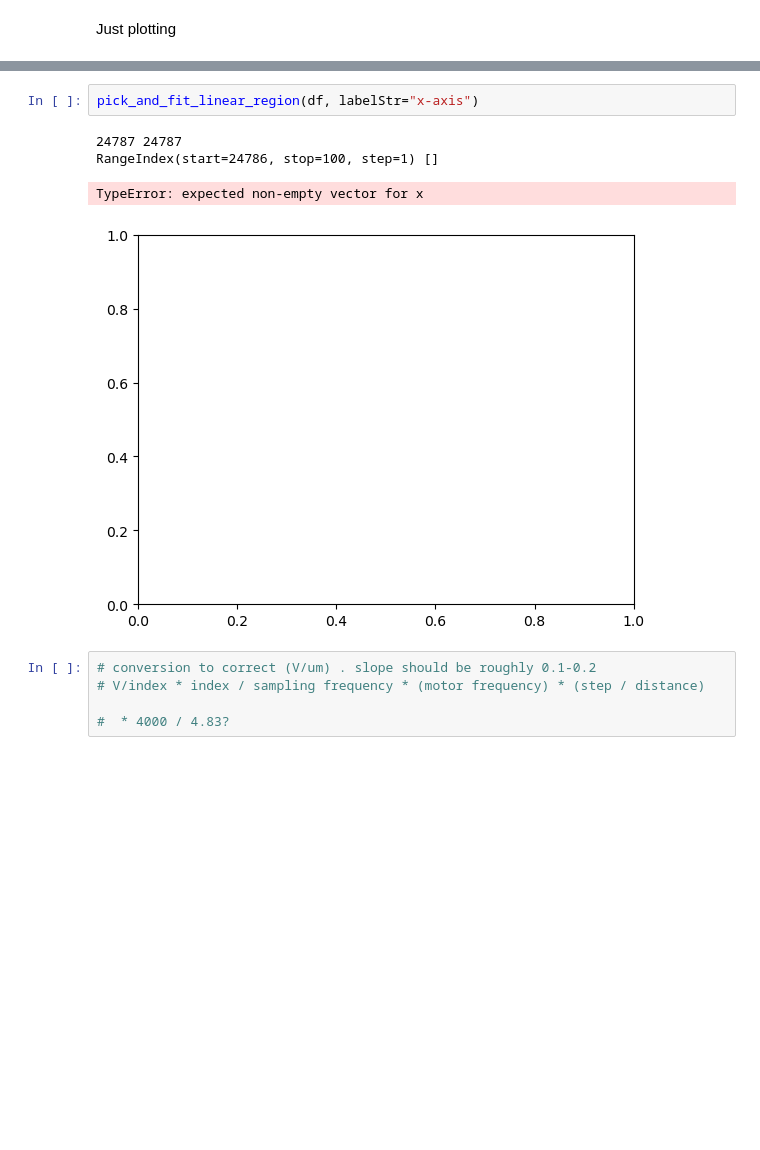
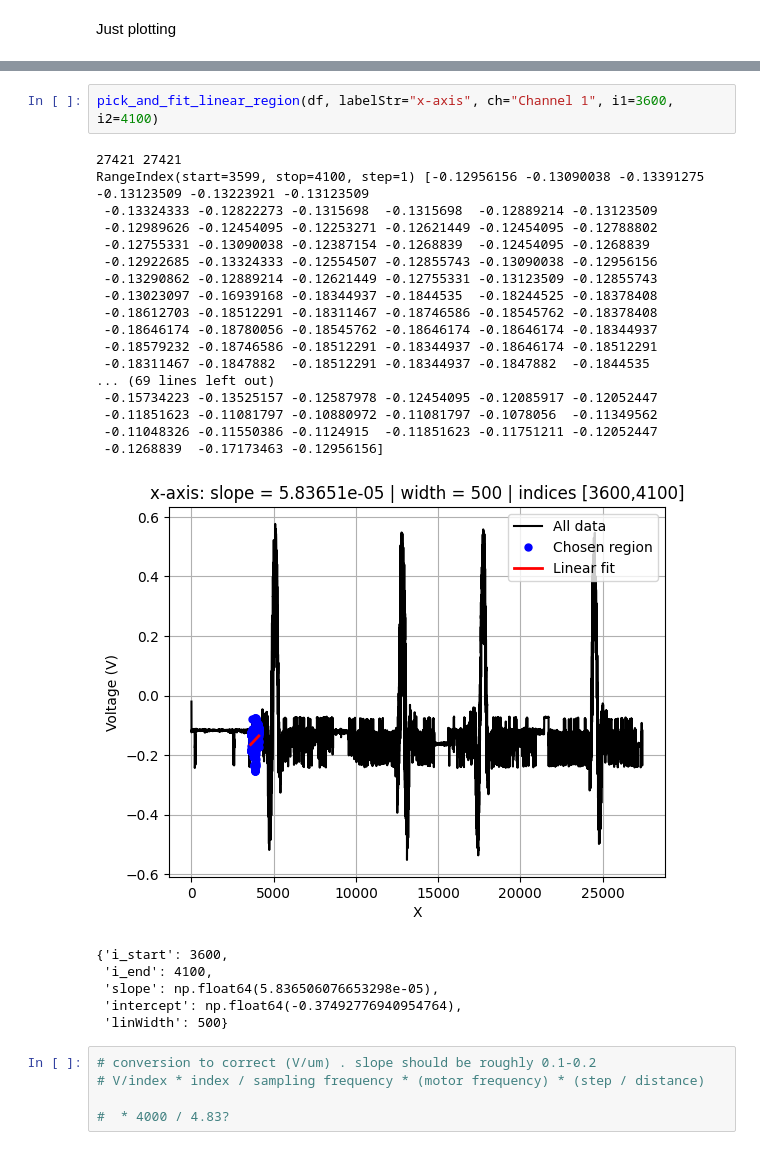
Before and after one commit to curtisjhu/otz, a Jupyter notebook: main.ipynb, the cells around one changed output, grey strips where cells are left out. Drawn from its saved outputs; the diff is of its cells as text; blank space fills up the shorter version.

```diff
--- a/main.ipynb
+++ b/main.ipynb
@@ -97,10 +239,29 @@ def pick_and_fit_linear_region(df=None,labelStr='Data', x_col=None, v_col=None,
 # %%
-pick_and_fit_linear_region(df, labelStr="x-axis")
+pick_and_fit_linear_region(df, labelStr="x-axis", ch="Channel 1", i1=3600, i2=4100)
 # %% [output]
-24787 24787
-RangeIndex(start=24786, stop=100, step=1) []
+27421 27421
+RangeIndex(start=3599, stop=4100, step=1) [-0.12956156 -0.13090038 -0.13391275 -0.13123509 -0.13223921 -0.13123509
+ -0.13324333 -0.12822273 -0.1315698  -0.1315698  -0.12889214 -0.13123509
+ -0.12989626 -0.12454095 -0.12253271 -0.12621449 -0.12454095 -0.12788802
+ -0.12755331 -0.13090038 -0.12387154 -0.1268839  -0.12454095 -0.1268839
+ -0.12922685 -0.13324333 -0.12554507 -0.12855743 -0.13090038 -0.12956156
+ -0.13290862 -0.12889214 -0.12621449 -0.12755331 -0.13123509 -0.12855743
+ -0.13023097 -0.16939168 -0.18344937 -0.1844535  -0.18244525 -0.18378408
+ -0.18612703 -0.18512291 -0.18311467 -0.18746586 -0.18545762 -0.18378408
+ -0.18646174 -0.18780056 -0.18545762 -0.18646174 -0.18646174 -0.18344937
+ -0.18579232 -0.18746586 -0.18512291 -0.18344937 -0.18646174 -0.18512291
+ -0.18311467 -0.1847882  -0.18512291 -0.18344937 -0.1847882  -0.1844535
+... (69 lines left out)
+ -0.15734223 -0.13525157 -0.12587978 -0.12454095 -0.12085917 -0.12052447
+ -0.11851623 -0.11081797 -0.10880972 -0.11081797 -0.1078056  -0.11349562
+ -0.11048326 -0.11550386 -0.1124915  -0.11851623 -0.11751211 -0.12052447
+ -0.1268839  -0.17173463 -0.12956156]
+[figure, new version]
-TypeError: expected non-empty vector for x
+{'i_start': 3600,
+ 'i_end': 4100,
+ 'slope': np.float64(5.836506076653298e-05),
+ 'intercept': np.float64(-0.37492776940954764),
+ 'linWidth': 500}
-[figure, old version]
 # %%
 # conversion to correct (V/um) . slope should be roughly 0.1-0.2
 # V/index * index / sampling frequency * (motor frequency) * (step / distance)
```
Also changed, not shown: parts of 14 cells of this notebook, 24 other files.
